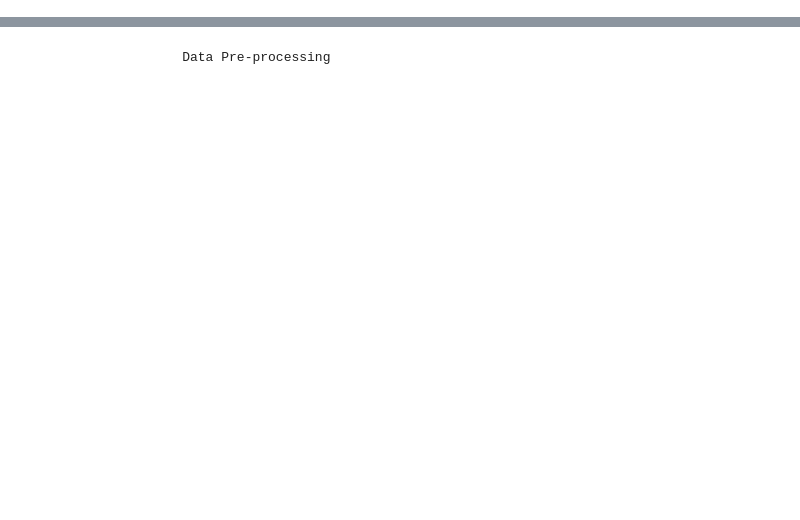
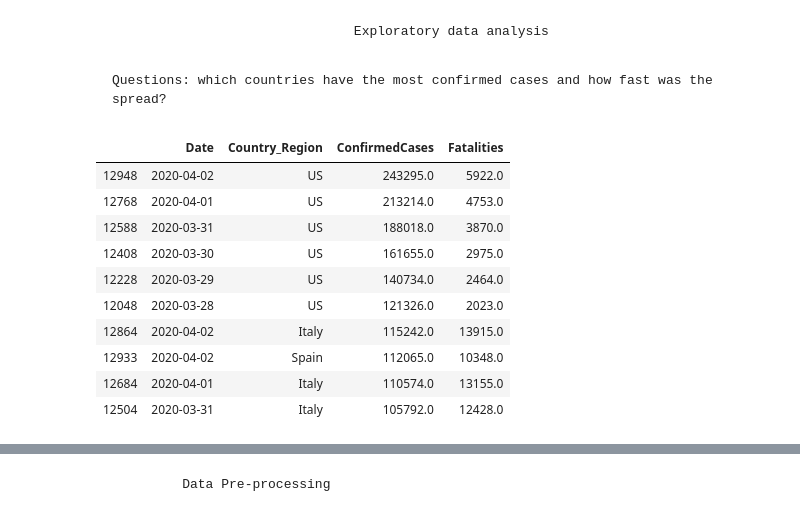
Before and after one commit to ashrestha11/Covid-19-forecast-xgboost-, a Jupyter notebook: Covid Data .ipynb, the cells around one changed output, grey strips where cells are left out. Saved outputs shown, nothing was run; the diff lists cells and outputs as text; code cells hidden in the pictures; blank space fills up the shorter version.

```diff
--- a/Covid Data .ipynb
+++ b/Covid Data .ipynb
@@ -39,0 +51,19 @@ Recovered = pd.read_csv('/Users/anuragshrestha/Desktop/countryinfo/novel-corona-
+# %% [markdown]
+                                   Exploratory data analysis
+# %% [markdown]
+    Questions: which countries have the most confirmed cases and how fast was the spread?
+# %%
+TopCases = train_set.groupby(['Date', 'Country_Region'])['ConfirmedCases', 'Fatalities'].sum().reset_index()
+TopCases.sort_values(by = ['ConfirmedCases', 'Date'], ascending = False).head(10)
+# %% [output]
+|  | Date | Country_Region | ConfirmedCases | Fatalities |
+| 12948 | 2020-04-02 | US | 243295.0 | 5922.0 |
+| 12768 | 2020-04-01 | US | 213214.0 | 4753.0 |
+| 12588 | 2020-03-31 | US | 188018.0 | 3870.0 |
+| 12408 | 2020-03-30 | US | 161655.0 | 2975.0 |
+| 12228 | 2020-03-29 | US | 140734.0 | 2464.0 |
+| 12048 | 2020-03-28 | US | 121326.0 | 2023.0 |
+| 12864 | 2020-04-02 | Italy | 115242.0 | 13915.0 |
+| 12933 | 2020-04-02 | Spain | 112065.0 | 10348.0 |
+| 12684 | 2020-04-01 | Italy | 110574.0 | 13155.0 |
+| 12504 | 2020-03-31 | Italy | 105792.0 | 12428.0 |
```
Also changed, not shown: parts of 22 cells of this notebook, 2 other files.
